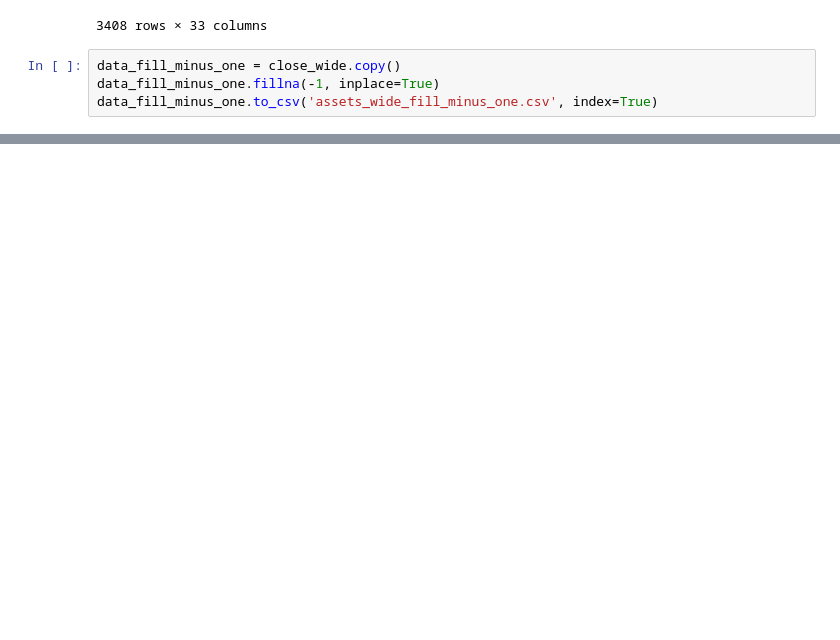
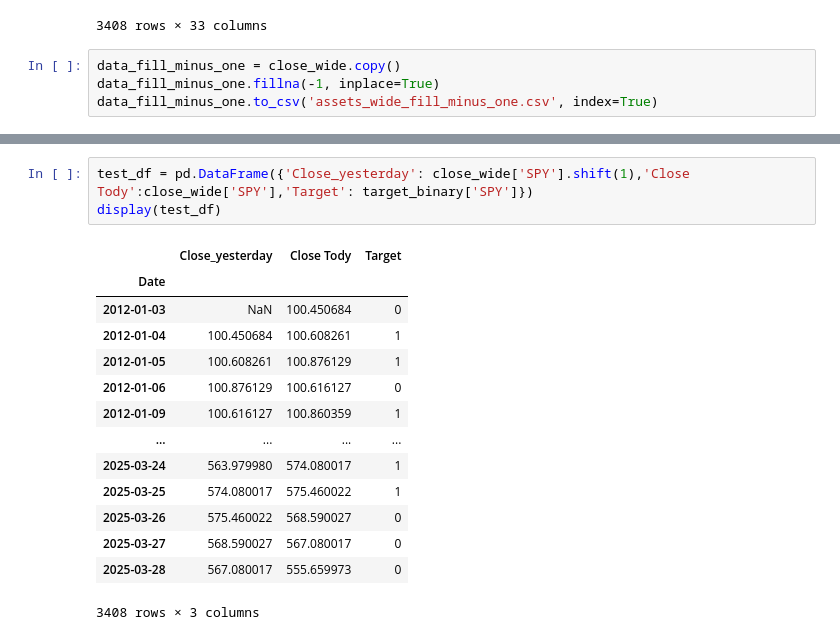
Before and after one commit to JingShelly/BA_Project, a Jupyter notebook: src/dataProcessing/dataprocessing.ipynb, the cells around one changed output, grey strips where cells are left out. Drawn from its saved outputs; the diff is of its cells as text; blank space fills up the shorter version.

```diff
--- a/src/dataProcessing/dataprocessing.ipynb
+++ b/src/dataProcessing/dataprocessing.ipynb
@@ -117,0 +137,18 @@ close_wide.to_csv('assets_filled.csv', index=True)
+# %%
+test_df = pd.DataFrame({'Close_yesterday': close_wide['SPY'].shift(1),'Close Tody':close_wide['SPY'],'Target': target_binary['SPY']})
+display(test_df)
+# %% [output]
+|  | Close_yesterday | Close Tody | Target |
+| Date |  |  |  |
+| 2012-01-03 | NaN | 100.450684 | 0 |
+| 2012-01-04 | 100.450684 | 100.608261 | 1 |
+| 2012-01-05 | 100.608261 | 100.876129 | 1 |
+| 2012-01-06 | 100.876129 | 100.616127 | 0 |
+| 2012-01-09 | 100.616127 | 100.860359 | 1 |
+| ... | ... | ... | ... |
+| 2025-03-24 | 563.979980 | 574.080017 | 1 |
+| 2025-03-25 | 574.080017 | 575.460022 | 1 |
+| 2025-03-26 | 575.460022 | 568.590027 | 0 |
+| 2025-03-27 | 568.590027 | 567.080017 | 0 |
+| 2025-03-28 | 567.080017 | 555.659973 | 0 |
+3408 rows × 3 columns
```
Also changed, not shown: parts of 7 cells of this notebook, 23 other files.
